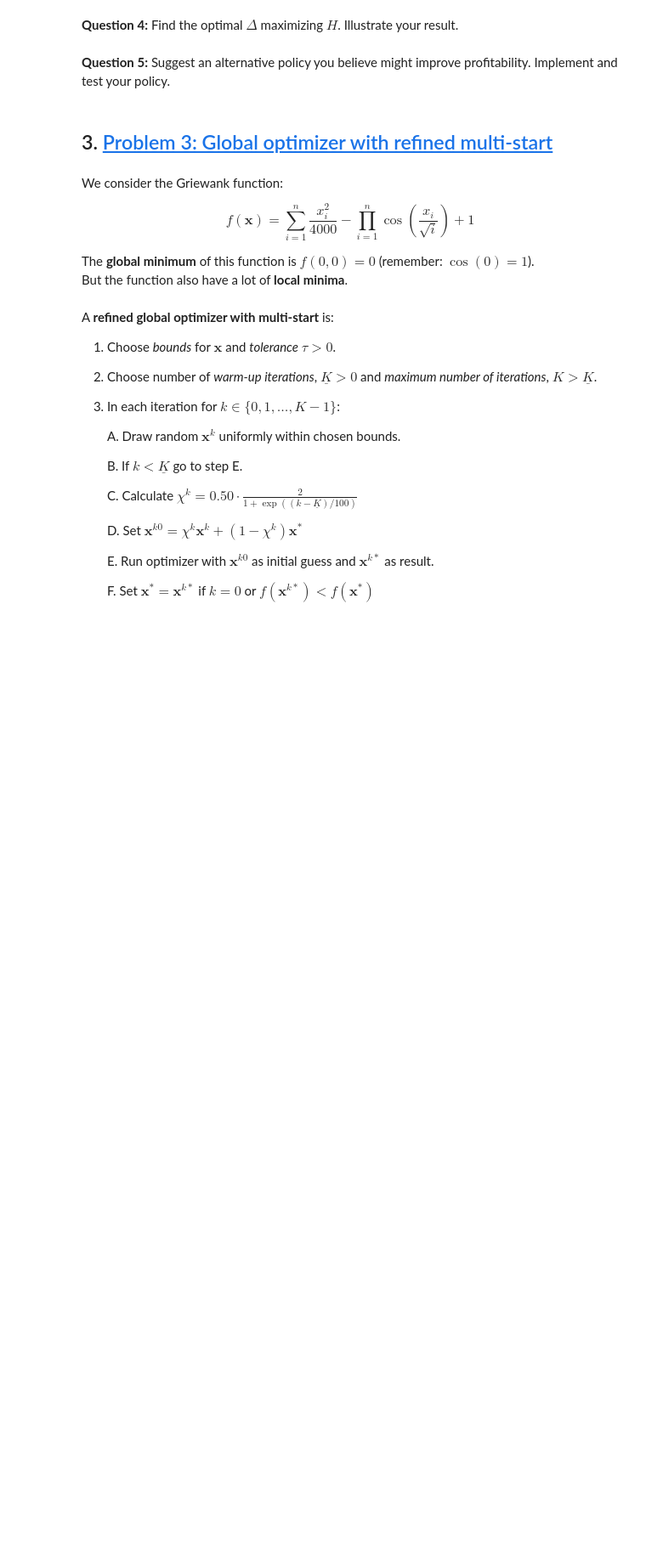
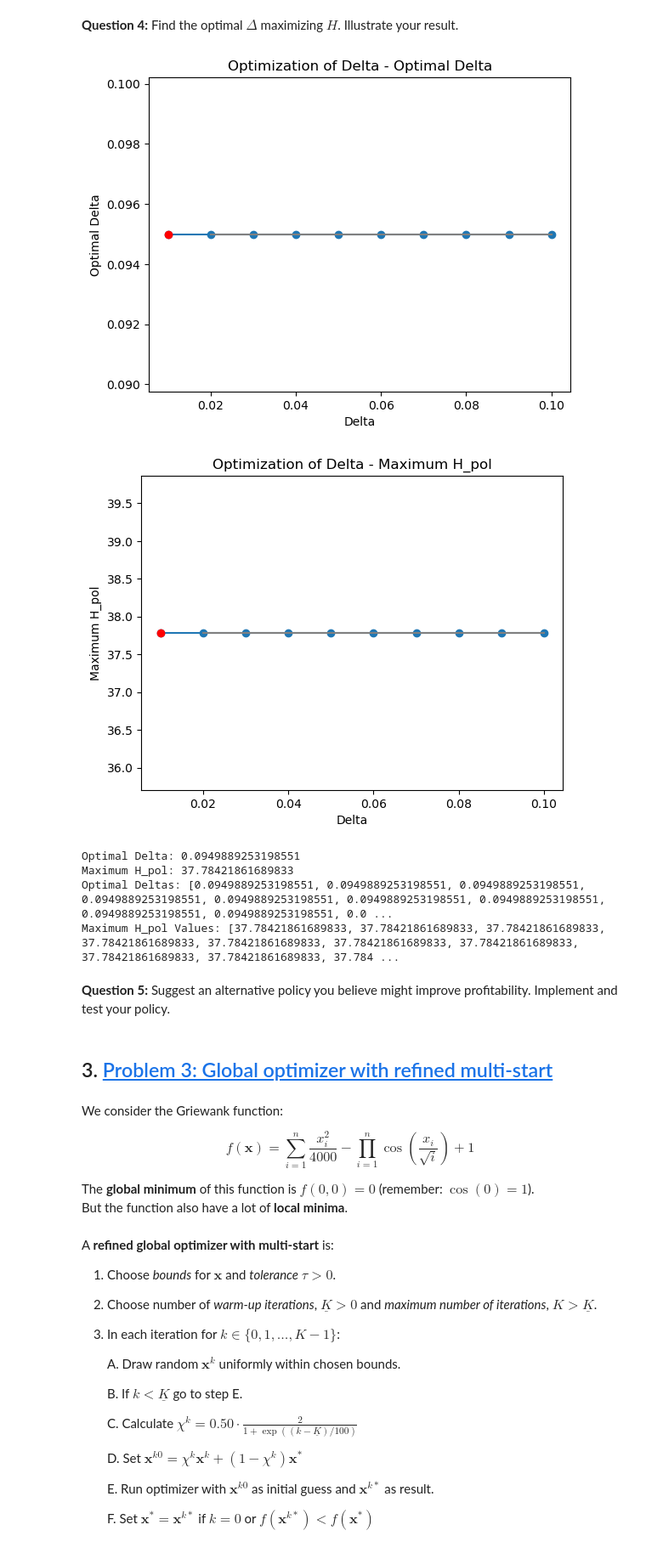
Before and after one commit to NumEconCopenhagen/projects-2023-jakki, a Jupyter notebook: exam/Exam2023JeppeNotebook.ipynb, the cells around one changed output. Shown at 85% size. Drawn from its saved outputs; the diff is of its cells as text; code cells hidden in the pictures; blank space fills up the shorter version.

```diff
--- a/exam/Exam2023JeppeNotebook.ipynb
+++ b/exam/Exam2023JeppeNotebook.ipynb
@@ -121,5 +121,5 @@ sigma_epsilon = 0.10
 rate = (1 + 0.01) ** (1 / 12)
 K = 1000
 delta = .5
-kappa = np.linspace[1,2,2]
-model = SalonModel(eta, wage, rho, iota, sigma_epsilon, rate, K, delta, kappa)
+deltarange = (0.01,0.1)
+model = SalonModel(eta, wage, rho, iota, sigma_epsilon, rate, K, delta, deltarange)
@@ -221,3 +233,67 @@ else:
+# %%
+# write your code here
+optimal_delta, max_Hpol = model.optimize_delta()
+
+optimal_deltas = []
+max_Hpol_values = []
+delta_range = np.linspace(model.deltarange[0], model.deltarange[1], 10)
+
+for delta in delta_range:
+    model.delta = delta
+    optimal_delta, max_Hpol = model.optimize_delta()
+    optimal_deltas.append(optimal_delta)
+    max_Hpol_values.append(max_Hpol)
+
+# Plot the relationship between delta values and optimize_delta values
+plt.plot(delta_range, optimal_deltas, marker='o')
+plt.xlabel('Delta')
+plt.ylabel('Optimal Delta')
+plt.title('Optimization of Delta - Optimal Delta')
+
+# Find the index of the optimal delta
+optimal_index = np.argmax(max_Hpol_values)
+
+# Highlight the optimal delta value
+plt.plot(delta_range[optimal_index], optimal_deltas[optimal_index], marker='o', color='red')
+
+# Plot the values before the optimal delta
+plt.plot(delta_range[:optimal_index], optimal_deltas[:optimal_index], color='gray')
+
+# Plot the values after the optimal delta
+plt.plot(delta_range[optimal_index+1:], optimal_deltas[optimal_index+1:], color='gray')
+
+plt.show()
+
+# Plot the relationship between delta values and maximum H_pol values
+plt.plot(delta_range, max_Hpol_values, marker='o')
+plt.xlabel('Delta')
+plt.ylabel('Maximum H_pol')
+plt.title('Optimization of Delta - Maximum H_pol')
+
+# Highlight the optimal H_pol value
+plt.plot(delta_range[optimal_index], max_Hpol_values[optimal_index], marker='o', color='red')
+
+# Plot the values before the optimal H_pol
+plt.plot(delta_range[:optimal_index], max_Hpol_values[:optimal_index], color='gray')
+
+# Plot the values after the optimal H_pol
+plt.plot(delta_range[optimal_index+1:], max_Hpol_values[optimal_index+1:], color='gray')
+
+plt.show()
+
+print("Optimal Delta:", optimal_deltas[optimal_index])
+print("Maximum H_pol:", max_Hpol_values[optimal_index])
+
+
+print("Optimal Deltas:", optimal_deltas)
+print("Maximum H_pol Values:", max_Hpol_values)
+# %% [output]
+[figure, added]
+[figure, added]
+Optimal Delta: 0.0949889253198551
+Maximum H_pol: 37.78421861689833
+Optimal Deltas: [0.0949889253198551, 0.0949889253198551, 0.0949889253198551, 0.0949889253198551, 0.0949889253198551, 0.0949889253198551, 0.0949889253198551, 0.0949889253198551, 0.0949889253198551, 0.0 ...
+Maximum H_pol Values: [37.78421861689833, 37.78421861689833, 37.78421861689833, 37.78421861689833, 37.78421861689833, 37.78421861689833, 37.78421861689833, 37.78421861689833, 37.78421861689833, 37.784 ...
 # %% [markdown]
 
 **Question 5:** Suggest an alternative policy you believe might improve profitability. Implement and test your policy.
```
Also changed, not shown: parts of 7 cells of this notebook.
